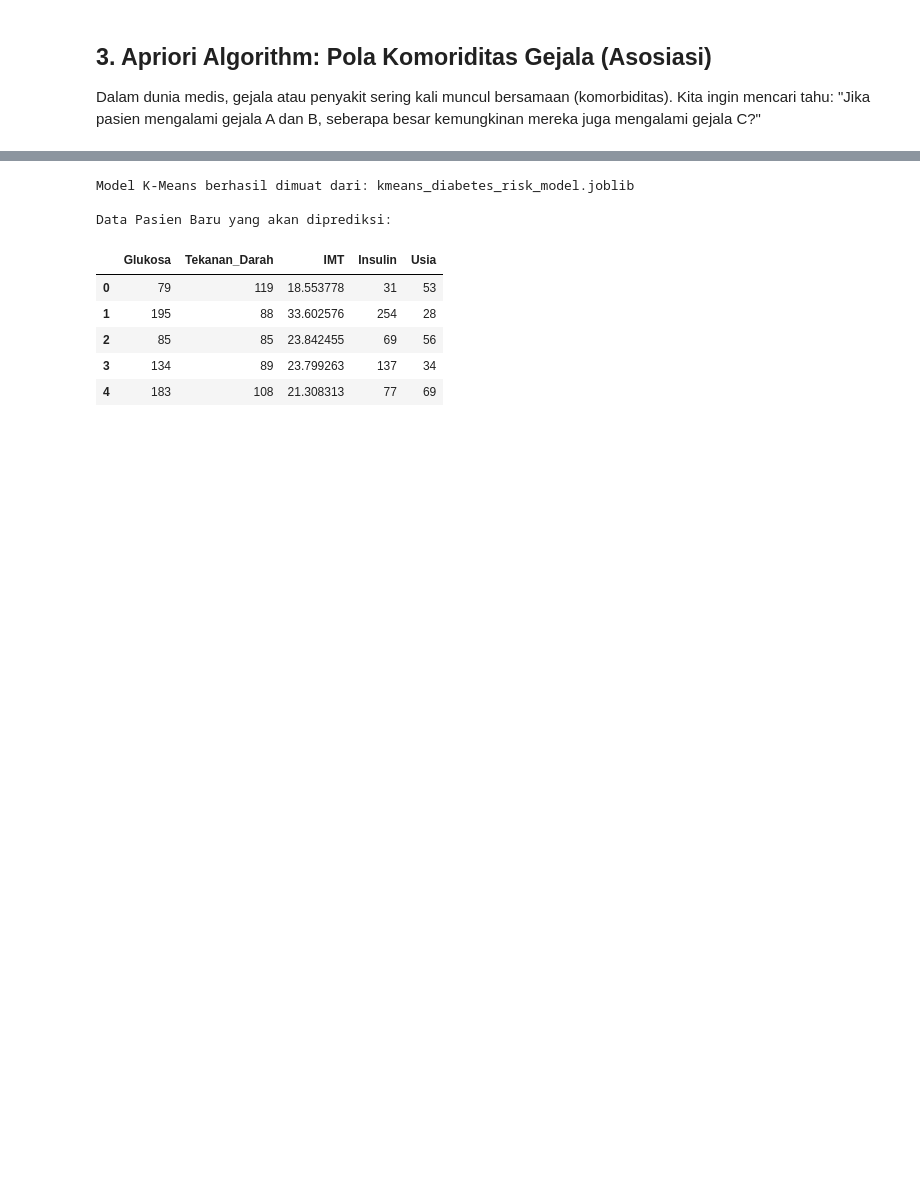
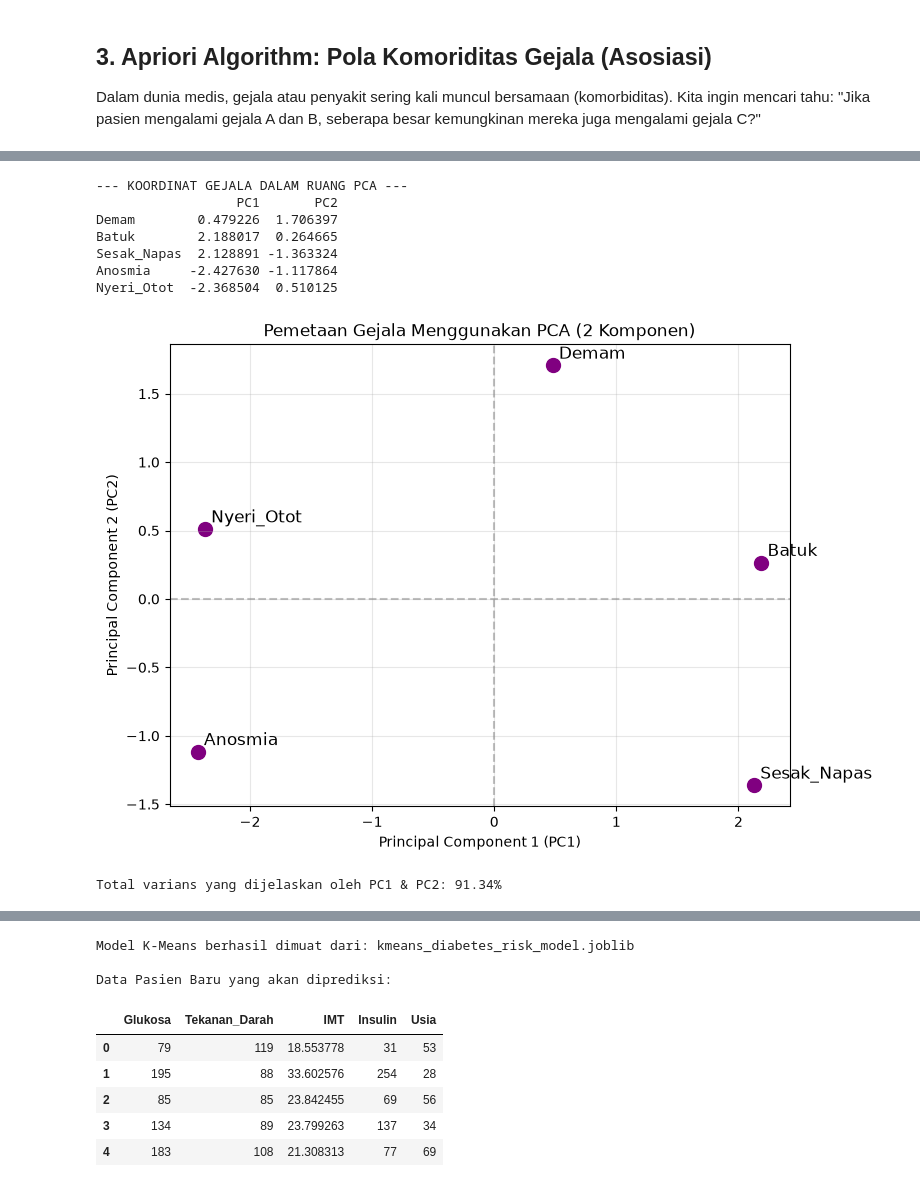
Before and after one commit to jbintarto-ai/ClassDatascience, a Jupyter notebook: MLUS.ipynb, the cells around one changed output, grey strips where cells are left out. Cells and saved outputs as stored; diff of their text form; code cells hidden in the pictures; blank space fills up the shorter version.

```diff
--- a/MLUS.ipynb
+++ b/MLUS.ipynb
@@ -138,0 +180,51 @@ print(df_hasil_pca)
+# %%
+from sklearn.decomposition import PCA
+from sklearn.preprocessing import StandardScaler
+# Kita lakukan PCA pada GEJALA (transpose data agar kolom menjadi baris)
+# Menstandarkan data sebelum PCA sangat direkomendasikan
+df_gejala = df.T
+scaler = StandardScaler()
+df_scaled = scaler.fit_transform(df_gejala)
+
+# 2. Inisialisasi PCA untuk mereduksi menjadi 2 Komponen (PC1 dan PC2)
+pca = PCA(n_components=2)
+pca_features = pca.fit_transform(df_scaled)
+
+# Membuat DataFrame hasil PCA
+df_pca = pd.DataFrame(
+    data = pca_features,
+    columns = ['PC1', 'PC2'],
+    index = df_gejala.index
+)
+
+print("--- KOORDINAT GEJALA DALAM RUANG PCA ---")
+print(df_pca)
+
+# 3. Visualisasi Scatter Plot PCA Gejala
+plt.figure(figsize=(8, 6))
+plt.scatter(df_pca['PC1'], df_pca['PC2'], color='purple', s=100)
+
+# Memberi label nama gejala pada grafik
+for gejala in df_pca.index:
+    plt.annotate(gejala, (df_pca.loc[gejala, 'PC1']+0.05, df_pca.loc[gejala, 'PC2']+0.05), fontsize=12)
+
+plt.axhline(0, color='gray', linestyle='--', alpha=0.5)
+plt.axvline(0, color='gray', linestyle='--', alpha=0.5)
+plt.title('Pemetaan Gejala Menggunakan PCA (2 Komponen)')
+plt.xlabel('Principal Component 1 (PC1)')
+plt.ylabel('Principal Component 2 (PC2)')
+plt.grid(True, alpha=0.3)
+plt.show()
+
+# Menampilkan rasio varians yang berhasil dijelaskan
+print(f"\nTotal varians yang dijelaskan oleh PC1 & PC2: {np.sum(pca.explained_variance_ratio_)*100:.2f}%")
+# %% [output]
+--- KOORDINAT GEJALA DALAM RUANG PCA ---
+                  PC1       PC2
+Demam        0.479226  1.706397
+Batuk        2.188017  0.264665
+Sesak_Napas  2.128891 -1.363324
+Anosmia     -2.427630 -1.117864
+Nyeri_Otot  -2.368504  0.510125
+[figure, added]
+Total varians yang dijelaskan oleh PC1 & PC2: 91.34%
```
Also changed, not shown: parts of 14 cells of this notebook.
